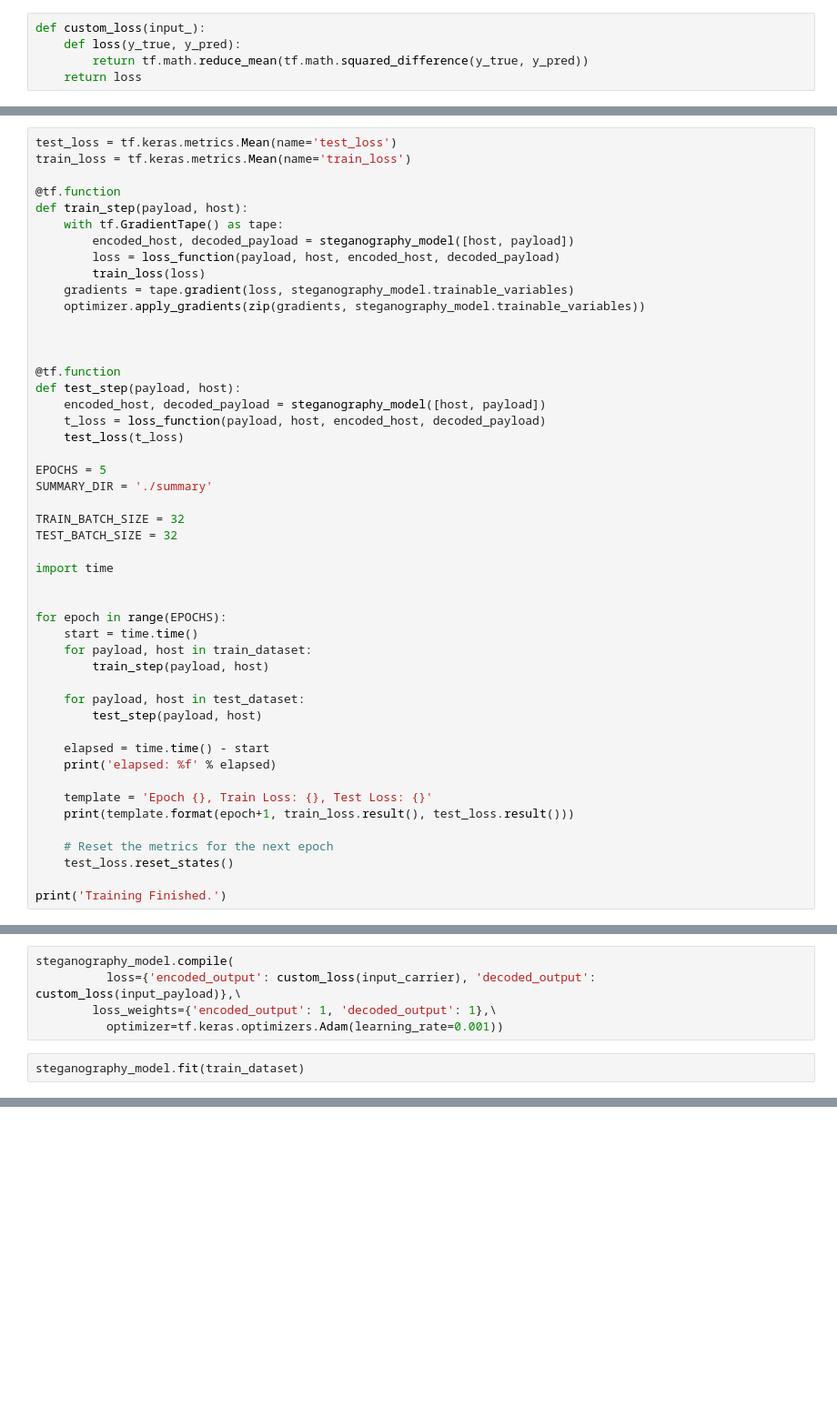
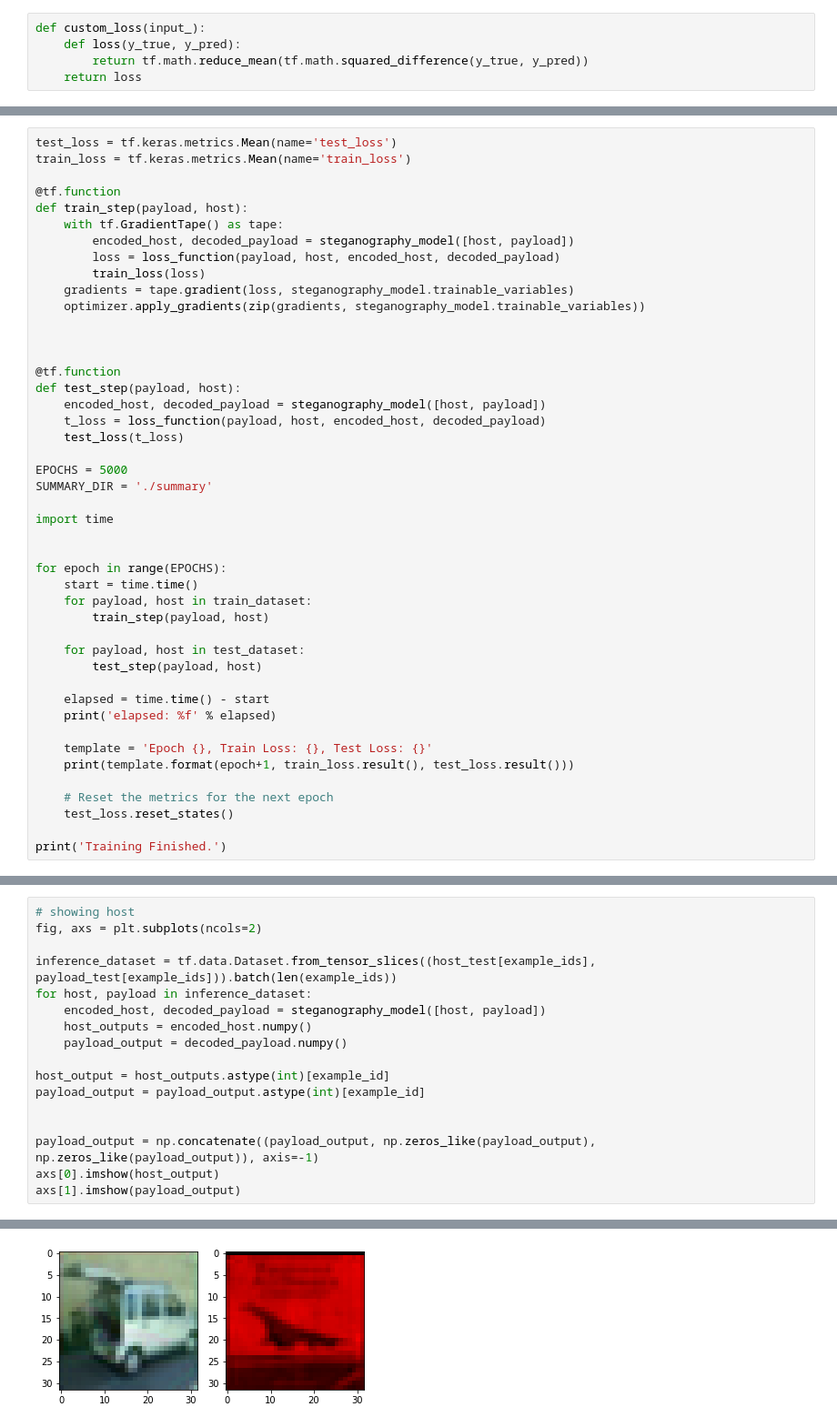
Before and after one commit to saadzia10/Steganography-Deep-Learning, a Jupyter notebook: End-to-end Stegnography-Copy1.ipynb, the cells around one changed output, grey strips where cells are left out. Shown at 91% size. Drawn from its saved outputs; the diff is of its cells as text; blank space fills up the shorter version.

```diff
--- a/End-to-end Stegnography-Copy1.ipynb
+++ b/End-to-end Stegnography-Copy1.ipynb
@@ -136,11 +146,8 @@ def test_step(payload, host):
     t_loss = loss_function(payload, host, encoded_host, decoded_payload)
     test_loss(t_loss)
 
-EPOCHS = 5
+EPOCHS = 5000
 SUMMARY_DIR = './summary'
-
-TRAIN_BATCH_SIZE = 32
-TEST_BATCH_SIZE = 32
 
 import time
 
@@ -166,7 +191,0 @@ print('Training Finished.')
-# %%
-steganography_model.compile(
-          loss={'encoded_output': custom_loss(input_carrier), 'decoded_output': custom_loss(input_payload)},\
-        loss_weights={'encoded_output': 1, 'decoded_output': 1},\
-          optimizer=tf.keras.optimizers.Adam(learning_rate=0.001))
-# %%
-steganography_model.fit(train_dataset)
@@ -178,0 +207,18 @@ optimizer = tf.keras.optimizers.Adam()
+# %%
+# showing host
+fig, axs = plt.subplots(ncols=2)
+
+inference_dataset = tf.data.Dataset.from_tensor_slices((host_test[example_ids], payload_test[example_ids])).batch(len(example_ids))
+for host, payload in inference_dataset:
+    encoded_host, decoded_payload = steganography_model([host, payload])
+    host_outputs = encoded_host.numpy()
+    payload_output = decoded_payload.numpy()
+
+host_output = host_outputs.astype(int)[example_id]
+payload_output = payload_output.astype(int)[example_id]
+
+
+payload_output = np.concatenate((payload_output, np.zeros_like(payload_output), np.zeros_like(payload_output)), axis=-1)
+axs[0].imshow(host_output)
+axs[1].imshow(payload_output)
+# %% [output]
@@ -178,0 +226 @@ optimizer = tf.keras.optimizers.Adam()
+[figure, added]
```
Also changed, not shown: parts of 16 cells of this notebook, 1 other file.
